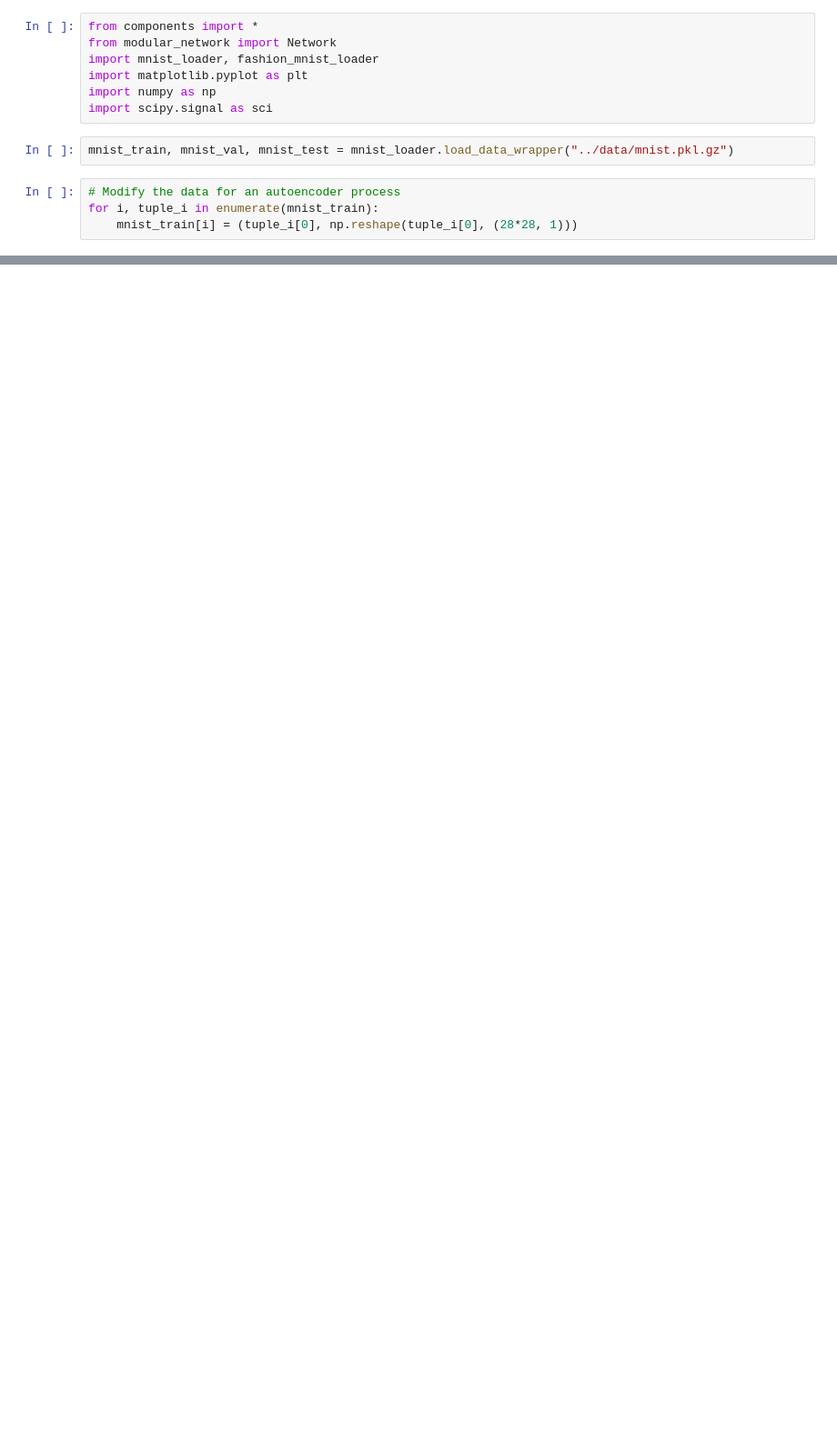
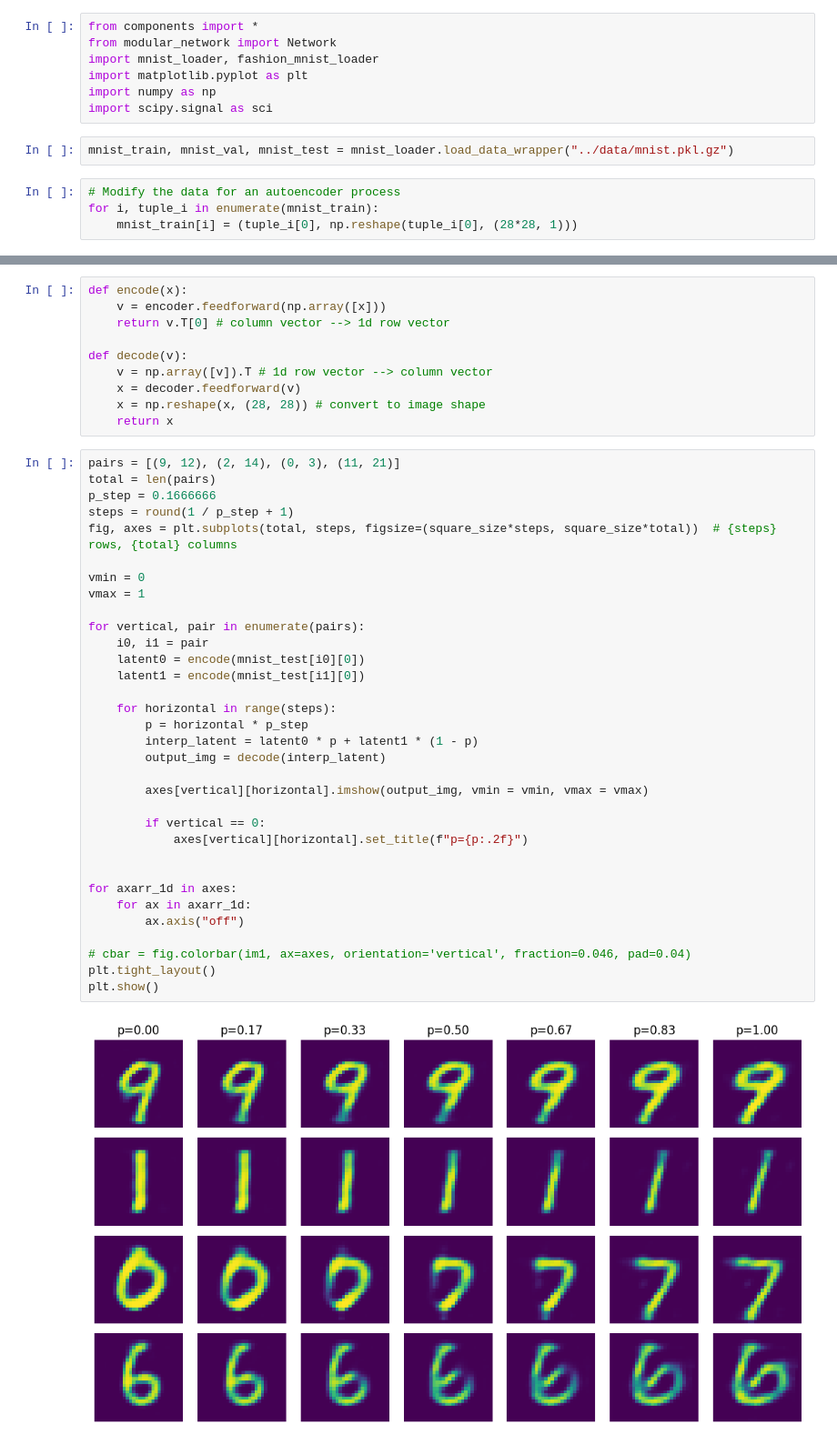
Before and after one commit to stanleytheli/mini-ml, a Jupyter notebook: src/demo_autoencoder.ipynb, the cells around one changed output, grey strips where cells are left out. Shown at 91% size. Drawn from its saved outputs; the diff is of its cells as text; blank space fills up the shorter version.

```diff
--- a/src/demo_autoencoder.ipynb
+++ b/src/demo_autoencoder.ipynb
@@ -77,0 +90,45 @@ plt.show()
+# %%
+def encode(x):
+    v = encoder.feedforward(np.array([x]))
+    return v.T[0] # column vector --> 1d row vector
+
+def decode(v):
+    v = np.array([v]).T # 1d row vector --> column vector
+    x = decoder.feedforward(v)
+    x = np.reshape(x, (28, 28)) # convert to image shape
+    return x
+# %%
+pairs = [(9, 12), (2, 14), (0, 3), (11, 21)]
+total = len(pairs)
+p_step = 0.1666666
+steps = round(1 / p_step + 1)
+fig, axes = plt.subplots(total, steps, figsize=(square_size*steps, square_size*total))  # {steps} rows, {total} columns
+
+vmin = 0
+vmax = 1
+
+for vertical, pair in enumerate(pairs):
+    i0, i1 = pair
+    latent0 = encode(mnist_test[i0][0])
+    latent1 = encode(mnist_test[i1][0])
+
+    for horizontal in range(steps):
+        p = horizontal * p_step
+        interp_latent = latent0 * p + latent1 * (1 - p)
+        output_img = decode(interp_latent)
+
+        axes[vertical][horizontal].imshow(output_img, vmin = vmin, vmax = vmax)
+
+        if vertical == 0:
+            axes[vertical][horizontal].set_title(f"p={p:.2f}")
+
+
+for axarr_1d in axes:
+    for ax in axarr_1d:
+        ax.axis("off")
+
+# cbar = fig.colorbar(im1, ax=axes, orientation='vertical', fraction=0.046, pad=0.04)
+plt.tight_layout()
+plt.show()
+# %% [output]
+[figure, added]
```
Also changed, not shown: parts of 6 cells of this notebook, 2 other files.
